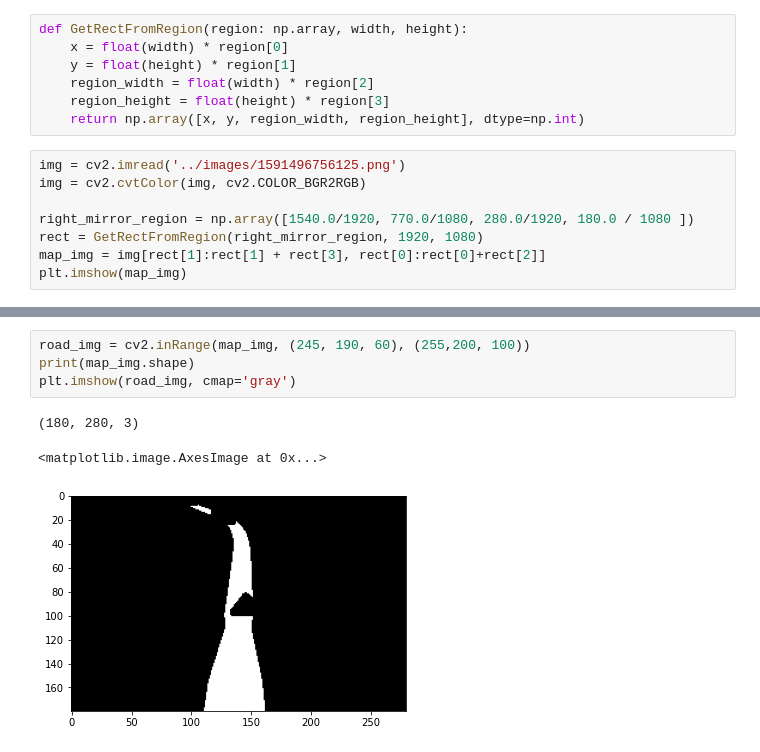
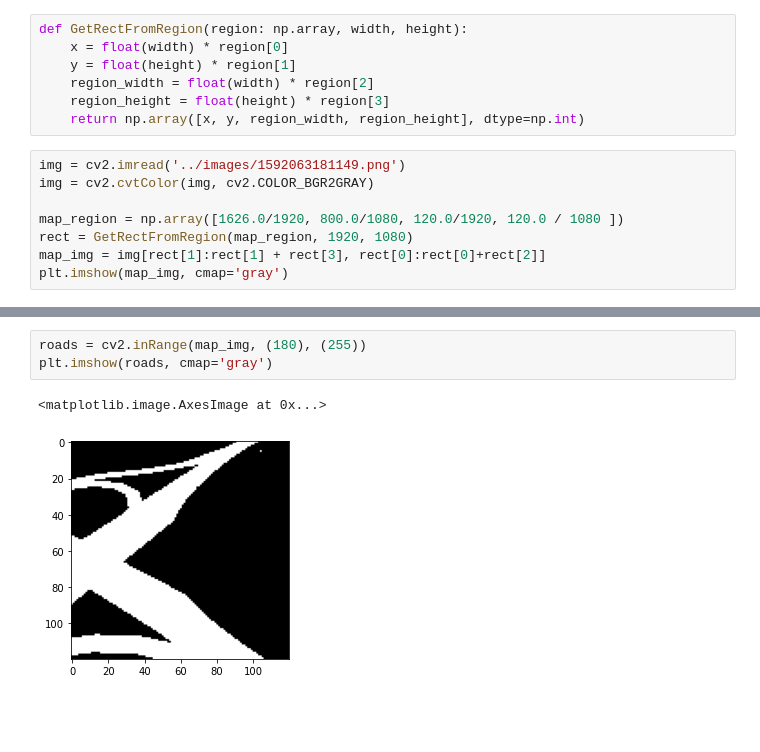
Before and after one commit to evopen/auto-ets2, a Jupyter notebook: scripts/crop_map.ipynb, the cells around one changed output, grey strips where cells are left out. Drawn from its saved outputs; the diff is of its cells as text; blank space fills up the shorter version.

```diff
--- a/scripts/crop_map.ipynb
+++ b/scripts/crop_map.ipynb
@@ -18,12 +18,12 @@ def GetRectFromRegion(region: np.array, width, height):
     region_height = float(height) * region[3]
     return np.array([x, y, region_width, region_height], dtype=np.int)
 # %%
-img = cv2.imread('../images/1591496756125.png')
-img = cv2.cvtColor(img, cv2.COLOR_BGR2RGB)
+img = cv2.imread('../images/1592063181149.png')
+img = cv2.cvtColor(img, cv2.COLOR_BGR2GRAY)
 
-right_mirror_region = np.array([1540.0/1920, 770.0/1080, 280.0/1920, 180.0 / 1080 ])
-rect = GetRectFromRegion(right_mirror_region, 1920, 1080)
+map_region = np.array([1626.0/1920, 800.0/1080, 120.0/1920, 120.0 / 1080 ])
+rect = GetRectFromRegion(map_region, 1920, 1080)
 map_img = img[rect[1]:rect[1] + rect[3], rect[0]:rect[0]+rect[2]]
-plt.imshow(map_img)
+plt.imshow(map_img, cmap='gray')
 # %% [output]
 <matplotlib.image.AxesImage at 0x...>
@@ -31,8 +54,6 @@ plt.imshow(map_img)
 # %%
-road_img = cv2.inRange(map_img, (245, 190, 60), (255,200, 100))
-print(map_img.shape)
-plt.imshow(road_img, cmap='gray')
+roads = cv2.inRange(map_img, (180), (255))
+plt.imshow(roads, cmap='gray')
 # %% [output]
-(180, 280, 3)
+<matplotlib.image.AxesImage at 0x...>
-<matplotlib.image.AxesImage at 0x...>
-[figure, old version]
+[figure, new version]
```
Also changed, not shown: parts of 5 cells of this notebook, 9 other files.
